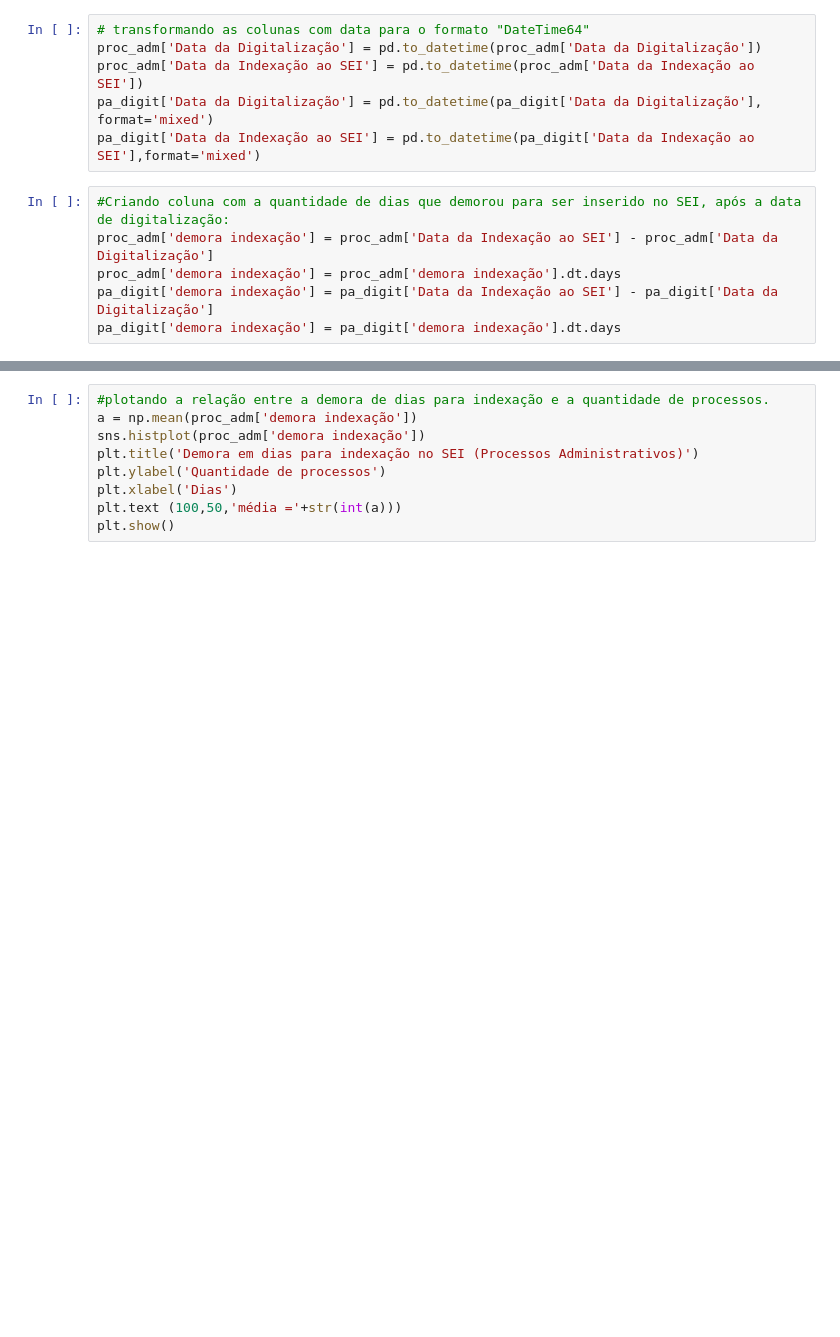
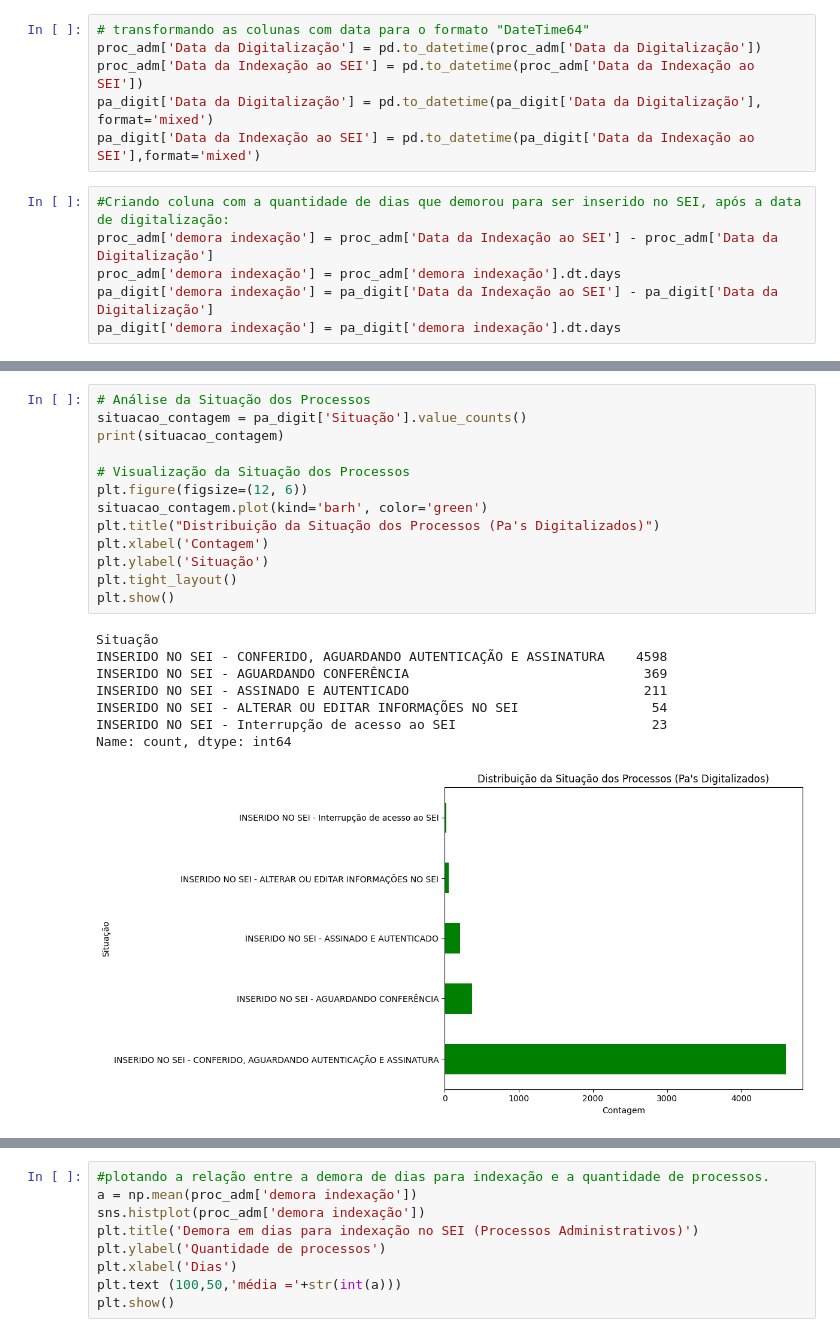
Before and after one commit to Gabxist/Prog_ap, a Jupyter notebook: Prog_ap_ANALISE_DE_DADOS.ipynb, the cells around one changed output, grey strips where cells are left out. Cells and saved outputs as stored; diff of their text form; blank space fills up the shorter version.

```diff
--- a/Prog_ap_ANALISE_DE_DADOS.ipynb
+++ b/Prog_ap_ANALISE_DE_DADOS.ipynb
@@ -104,0 +219,22 @@ pa_digit['demora indexação'] = pa_digit['demora indexação'].dt.days
+# %%
+# Análise da Situação dos Processos
+situacao_contagem = pa_digit['Situação'].value_counts()
+print(situacao_contagem)
+
+# Visualização da Situação dos Processos
+plt.figure(figsize=(12, 6))
+situacao_contagem.plot(kind='barh', color='green')
+plt.title("Distribuição da Situação dos Processos (Pa's Digitalizados)")
+plt.xlabel('Contagem')
+plt.ylabel('Situação')
+plt.tight_layout()
+plt.show()
+# %% [output]
+Situação
+INSERIDO NO SEI - CONFERIDO, AGUARDANDO AUTENTICAÇÃO E ASSINATURA    4598
+INSERIDO NO SEI - AGUARDANDO CONFERÊNCIA                              369
+INSERIDO NO SEI - ASSINADO E AUTENTICADO                              211
+INSERIDO NO SEI - ALTERAR OU EDITAR INFORMAÇÕES NO SEI                 54
+INSERIDO NO SEI - Interrupção de acesso ao SEI                         23
+Name: count, dtype: int64
+[figure, added]
```
Also changed, not shown: parts of 7 cells of this notebook.
